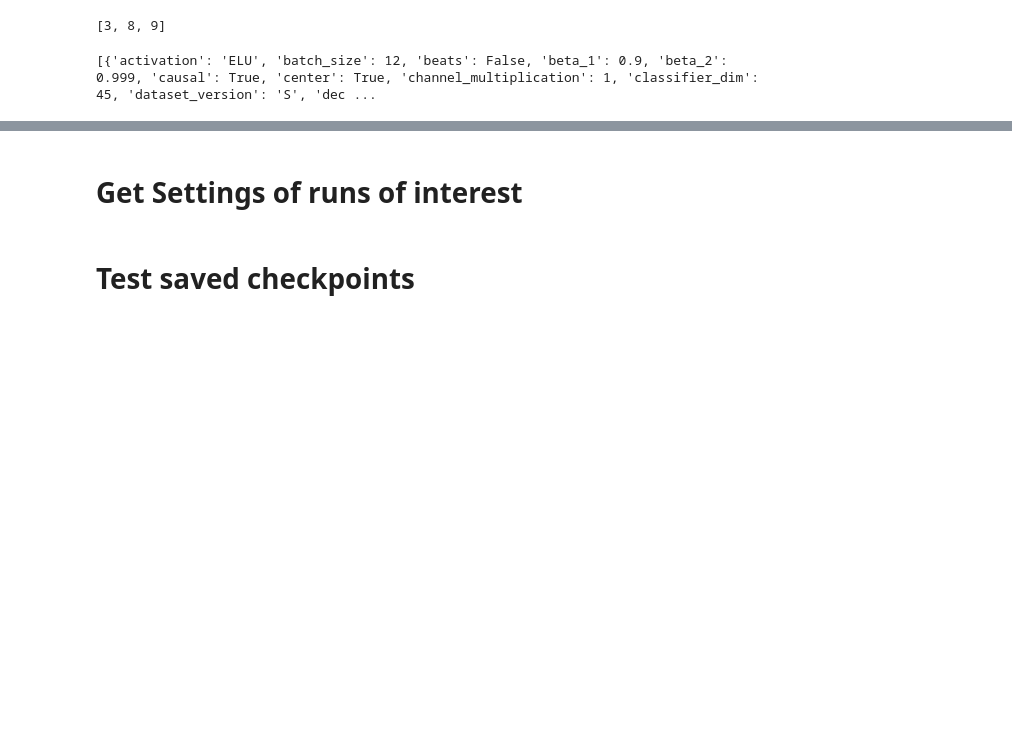
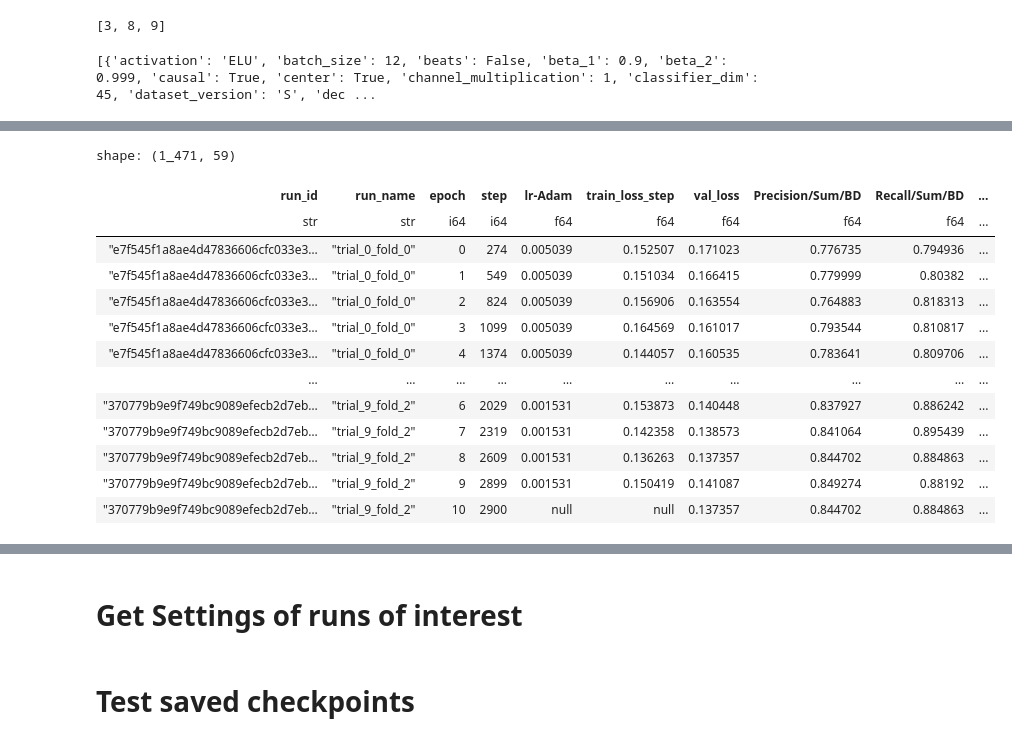
Before and after one commit to MarcelLieb/Automatic-Drum-Transcription, a Jupyter notebook: evaluate_experiments.ipynb, the cells around one changed output, grey strips where cells are left out. Cells and saved outputs as stored; diff of their text form; code cells hidden in the pictures; blank space fills up the shorter version.

```diff
--- a/evaluate_experiments.ipynb
+++ b/evaluate_experiments.ipynb
@@ -707,0 +794,50 @@ print(final_params)
+# %%
+max_values = (
+    all_runs_scalars.lazy()
+    .filter(pl.col("metric_name") == "F-Score/Sum/Total")
+    .group_by("run_id", "run_name")
+    .agg(pl.all().sort_by('metric_name').last())
+    .sort("value", descending=True)
+    .collect()
+)
+epoch_map = all_runs_scalars.lazy().filter(pl.col("metric_name") == "epoch").select(pl.col("run_id"), pl.col("value").alias("epoch").cast(pl.Int64), pl.col("step")).collect()
+# all_runs.join(max_values.select(pl.col("run_id"), pl.col("value").alias("max_F-Score/Sum/Total"), pl.col("step")), on="run_id").drop(cs.contains("weight_norm", "grad_norm")).sort("max_F-Score/Sum/Total", descending=True)
+# all_runs_scalars.lazy().join(max_values.select(pl.col("run_id"), pl.col("value").alias("F-Score/Sum/Total"), pl.col("step")).lazy(), on=["run_id", "step"]).join(epoch_map.lazy(), on=["run_id", "step"]).sort("F-Score/Sum/Total", descending=True).collect()
+scalars_with_epoch = (
+    all_runs_scalars.lazy()
+    .filter(pl.col("metric_name") != "epoch")
+    .join(epoch_map.lazy(), on=["run_id", "step"], how="left")
+    .collect()
+    .pivot(
+        values="value",
+        index=["run_id", "run_name", "epoch", "step"],
+        on="metric_name",
+        aggregate_function="first"
+    )
+    .drop(cs.contains("weight_norm", "grad_2"))
+    .group_by("run_id", "run_name", "epoch")
+    .agg(
+        pl.all()
+        .sort_by("step")
+        .fill_null(strategy="backward")
+        .fill_null(strategy="forward")
+        .last()
+    )
+    .sort("run_name", "epoch")
+)
+scalars_with_epoch
+# %% [output]
+shape: (1_471, 59)
+| run_id | run_name | epoch | step | lr-Adam | train_loss_step | val_loss | Precision/Sum/BD | Recall/Sum/BD | ... |
+| str | str | i64 | i64 | f64 | f64 | f64 | f64 | f64 | ... |
+| "e7f545f1a8ae4d47836606cfc033e3… | "trial_0_fold_0" | 0 | 274 | 0.005039 | 0.152507 | 0.171023 | 0.776735 | 0.794936 | ... |
+| "e7f545f1a8ae4d47836606cfc033e3… | "trial_0_fold_0" | 1 | 549 | 0.005039 | 0.151034 | 0.166415 | 0.779999 | 0.80382 | ... |
+| "e7f545f1a8ae4d47836606cfc033e3… | "trial_0_fold_0" | 2 | 824 | 0.005039 | 0.156906 | 0.163554 | 0.764883 | 0.818313 | ... |
+| "e7f545f1a8ae4d47836606cfc033e3… | "trial_0_fold_0" | 3 | 1099 | 0.005039 | 0.164569 | 0.161017 | 0.793544 | 0.810817 | ... |
+| "e7f545f1a8ae4d47836606cfc033e3… | "trial_0_fold_0" | 4 | 1374 | 0.005039 | 0.144057 | 0.160535 | 0.783641 | 0.809706 | ... |
+| … | … | … | … | … | … | … | … | … | ... |
+| "370779b9e9f749bc9089efecb2d7eb… | "trial_9_fold_2" | 6 | 2029 | 0.001531 | 0.153873 | 0.140448 | 0.837927 | 0.886242 | ... |
+| "370779b9e9f749bc9089efecb2d7eb… | "trial_9_fold_2" | 7 | 2319 | 0.001531 | 0.142358 | 0.138573 | 0.841064 | 0.895439 | ... |
+| "370779b9e9f749bc9089efecb2d7eb… | "trial_9_fold_2" | 8 | 2609 | 0.001531 | 0.136263 | 0.137357 | 0.844702 | 0.884863 | ... |
+| "370779b9e9f749bc9089efecb2d7eb… | "trial_9_fold_2" | 9 | 2899 | 0.001531 | 0.150419 | 0.141087 | 0.849274 | 0.88192 | ... |
+| "370779b9e9f749bc9089efecb2d7eb… | "trial_9_fold_2" | 10 | 2900 | null | null | 0.137357 | 0.844702 | 0.884863 | ... |
```
Also changed, not shown: parts of 15 cells of this notebook, 2 other files.
